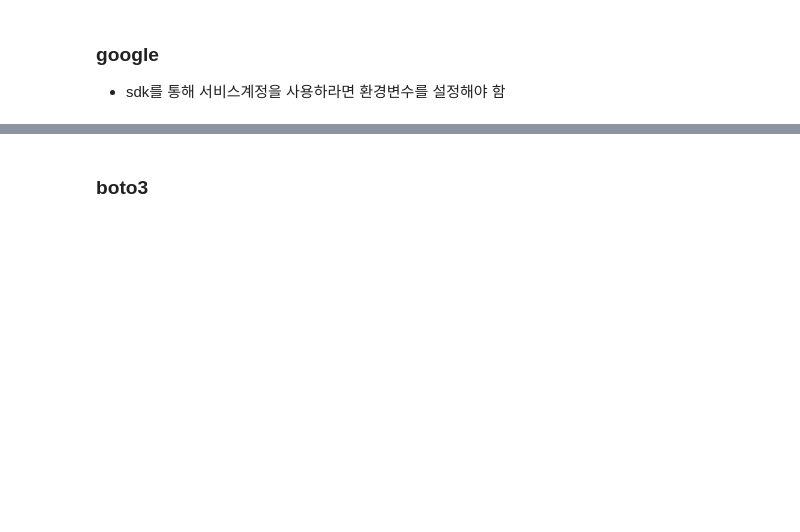
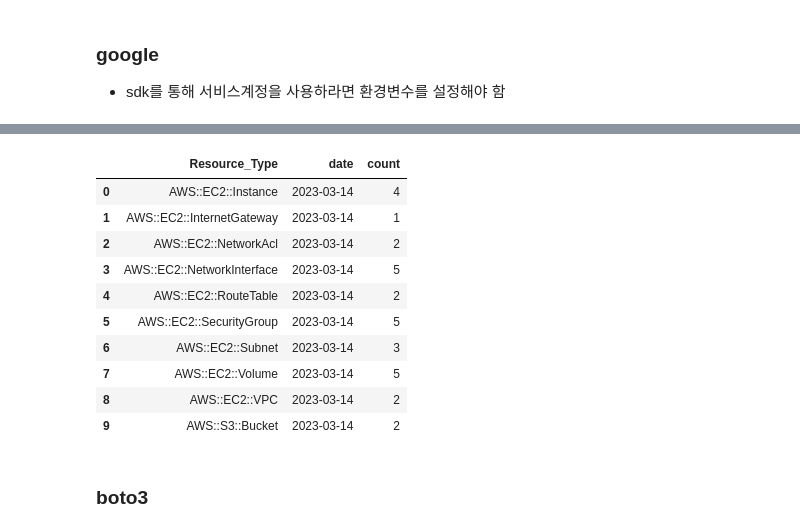
Before and after one commit to kch8906/DKMS_Fine_Resource, a Jupyter notebook: testcode.ipynb, the cells around one changed output, grey strips where cells are left out. Cells and saved outputs as stored; diff of their text form; code cells hidden in the pictures; blank space fills up the shorter version.

```diff
--- a/testcode.ipynb
+++ b/testcode.ipynb
@@ -105,0 +120,6 @@ blob.upload_from_filename(file_path)
+# %%
+query2 ='''
+SELECT Resource_Type, date, count(Resource_ID)
+FROM `pj-k8s.dkms.dkms-get-resource`
+group by Resource_Type, date
+'''
@@ -105,0 +128,2 @@ blob.upload_from_filename(file_path)
+# %%
+df_resource_counting = pd.read_gbq(query = query2, dialect = 'standard', project_id = "pj-k8s")
@@ -105,0 +150,15 @@ blob.upload_from_filename(file_path)
+# %%
+df_resource_counting.columns = ['Resource_Type', 'date', 'count']
+df_resource_counting
+# %% [output]
+|  | Resource_Type | date | count |
+| 0 | AWS::EC2::Instance | 2023-03-14 | 4 |
+| 1 | AWS::EC2::InternetGateway | 2023-03-14 | 1 |
+| 2 | AWS::EC2::NetworkAcl | 2023-03-14 | 2 |
+| 3 | AWS::EC2::NetworkInterface | 2023-03-14 | 5 |
+| 4 | AWS::EC2::RouteTable | 2023-03-14 | 2 |
+| 5 | AWS::EC2::SecurityGroup | 2023-03-14 | 5 |
+| 6 | AWS::EC2::Subnet | 2023-03-14 | 3 |
+| 7 | AWS::EC2::Volume | 2023-03-14 | 5 |
+| 8 | AWS::EC2::VPC | 2023-03-14 | 2 |
+| 9 | AWS::S3::Bucket | 2023-03-14 | 2 |
```
Also changed, not shown: parts of 8 cells of this notebook, 9 other files.
